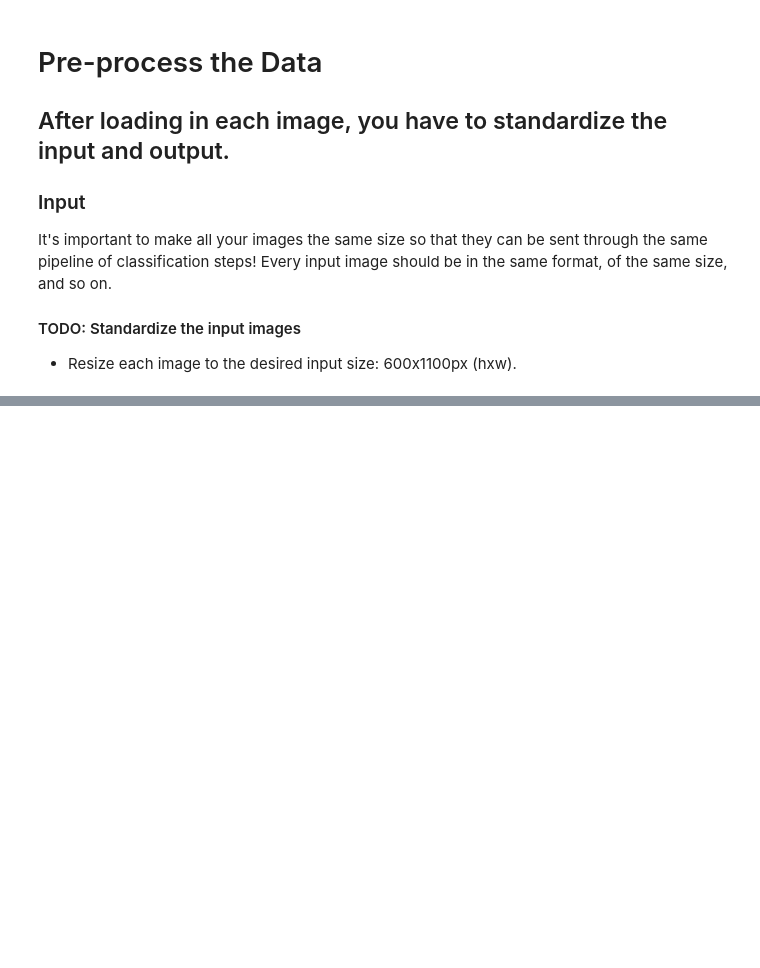
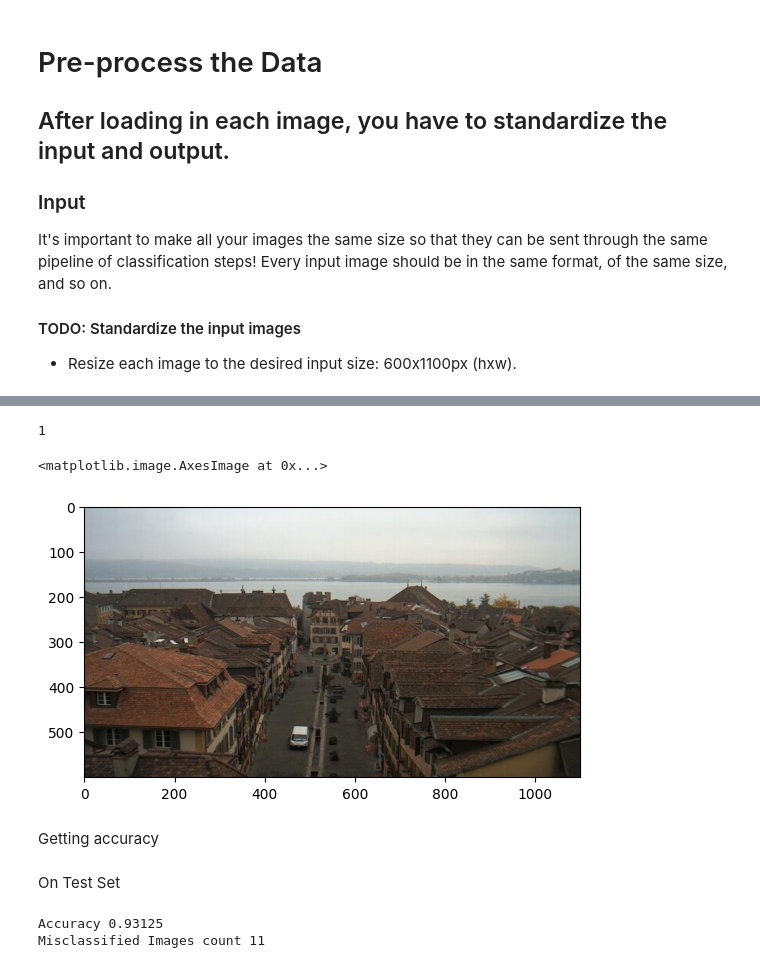
Before and after one commit to Achuthankrishna/Day_Night_Classifier, a Jupyter notebook: Day_Night_Classifier.ipynb, the cells around one changed output, grey strips where cells are left out. Cells and saved outputs as stored; diff of their text form; code cells hidden in the pictures; blank space fills up the shorter version.

Commit message:
Added Classifier Code

```diff
--- a/Day_Night_Classifier.ipynb
+++ b/Day_Night_Classifier.ipynb
@@ -88,0 +175,19 @@ def standard_input(image):
+# %%
+def classifier(img):
+    label=0
+    #setting thresh as 101.75
+    thresh=99.25
+    avg=brightness(img)
+    if(avg>thresh):
+        label=1
+    return label
+# %%
+test=standard_input(Image_list[190][0])
+print(classifier(test))
+plt.imshow(test)
+# %% [output]
+1
+<matplotlib.image.AxesImage at 0x...>
+[figure, added]
+# %% [markdown]
+Getting accuracy
@@ -88,0 +207,15 @@ def standard_input(image):
+# %% [markdown]
+On Test Set
+# %%
+Image_list_test=dataloader(image_dir_test)
+standard_test=scaled(Image_list_test)
+misc=mistakes(standard_test)
+# misc=mistakes(Image_list)
+total=len(Image_list_test)
+correct=total-len(misc)
+percent=correct/total
+print("Accuracy",percent)
+print("Misclassified Images count",len(misc))
+# %% [output]
+Accuracy 0.93125
+Misclassified Images count 11
```
Also changed, not shown: parts of 16 cells of this notebook.
